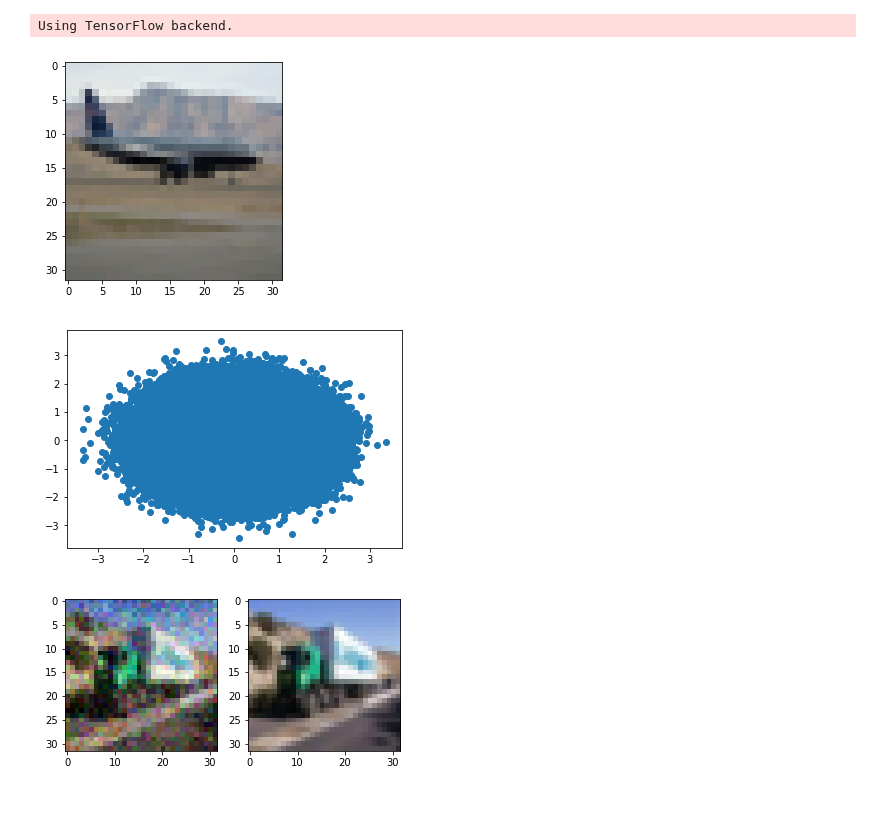
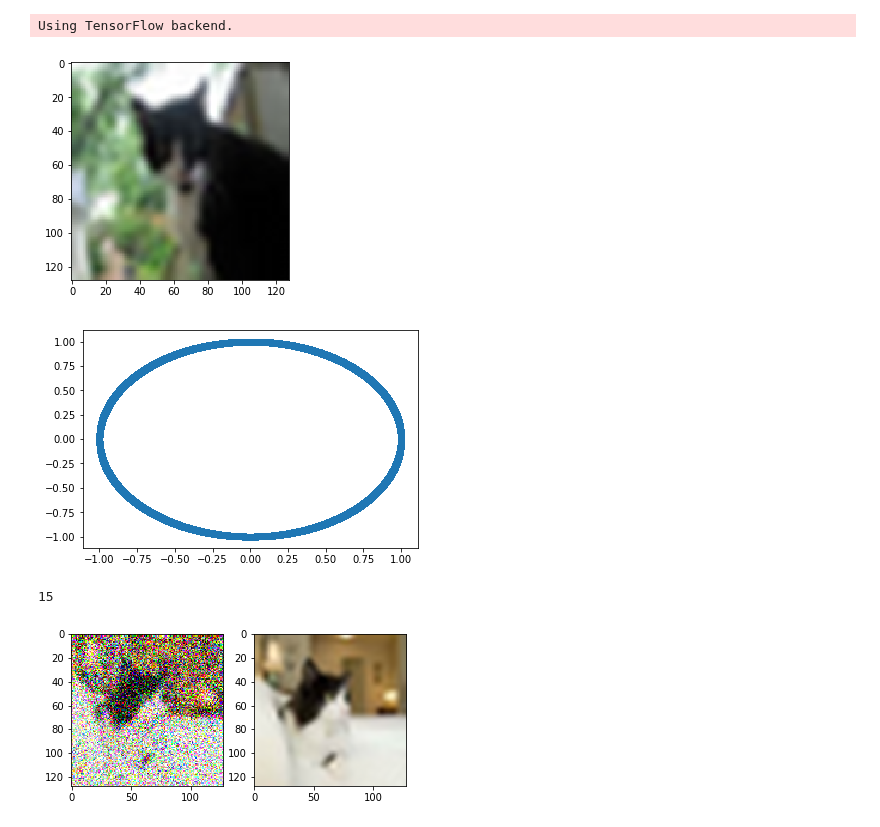
Before and after one commit to mammalwong/ml-study, a Jupyter notebook: holographic-reduced-representations.ipynb, the cells around one changed output. Saved outputs shown, nothing was run; the diff lists cells and outputs as text; code cells hidden in the pictures.

```diff
--- a/holographic-reduced-representations.ipynb
+++ b/holographic-reduced-representations.ipynb
@@ -7,24 +9,28 @@ Using TensorFlow backend.
 # %%
 (data, _), (_, _) = keras.datasets.cifar10.load_data()
 np.random.shuffle(data)
-data = data[:200]
-data = data/255 - 0.5
+data = data[:20]
+data = data/255
+data = np.clip(np.array([cv2.resize(
+    data_,
+    dsize=(data.shape[1]*4,data.shape[2]*4),
+    interpolation=cv2.INTER_LANCZOS4) for data_ in data]), 0, 1) - 0.5
 # %%
 plt.imshow(data[np.random.randint(0,len(data))] + 0.5, cmap='gray')
 plt.show()
 # %% [output]
-[figure, old version]
+[figure, new version]
 # %%
-keys = np.random.randn(*data.shape) + np.random.randn(*data.shape)*1j
-keys = np.reshape(keys, (data.shape[0],-1)) / 2**0.5
+keys = np.exp(np.random.rand(*data.shape) *2*np.pi*1j)
+keys = np.reshape(keys, (data.shape[0],-1))
 # %%
 plt.scatter(np.real(keys), np.imag(keys))
 plt.show()
 # %% [output]
-[figure, old version]
+[figure, new version]
 # %%
 ps = []
-for i in range(1000):
+for i in range(4):
     p = np.arange(data.shape[1]*data.shape[2]*data.shape[3])
     np.random.shuffle(p)
     ps.append(p)
@@ -33,16 +39,18 @@ ps = np.array(ps)
 cs = np.array([np.sum(np.reshape(keys[:,p],data.shape) * data, axis=0) for p in ps])
 # %%
 i = np.random.randint(0,len(data))
+print(i)
 y = np.array([
     np.conj(np.reshape(keys[i,p],data.shape[1:]))*c
     for p,c in zip(ps,cs)])
 y = np.real(y)
-y = np.mean(y, axis=0)
-y = np.clip(np.tanh(y) + 0.5, 0, 1)
+y = np.mean(y + 0.5, axis=0)
+y = np.clip(y , 0, 1)
 plt.subplot(1,2,1)
 plt.imshow(y, cmap='gray')
 plt.subplot(1,2,2)
 plt.imshow(data[i] + 0.5, cmap='gray')
 plt.show()
 # %% [output]
+15
-[figure, old version]
+[figure, new version]
```
Also changed, not shown: parts of 1 cell of this notebook.
